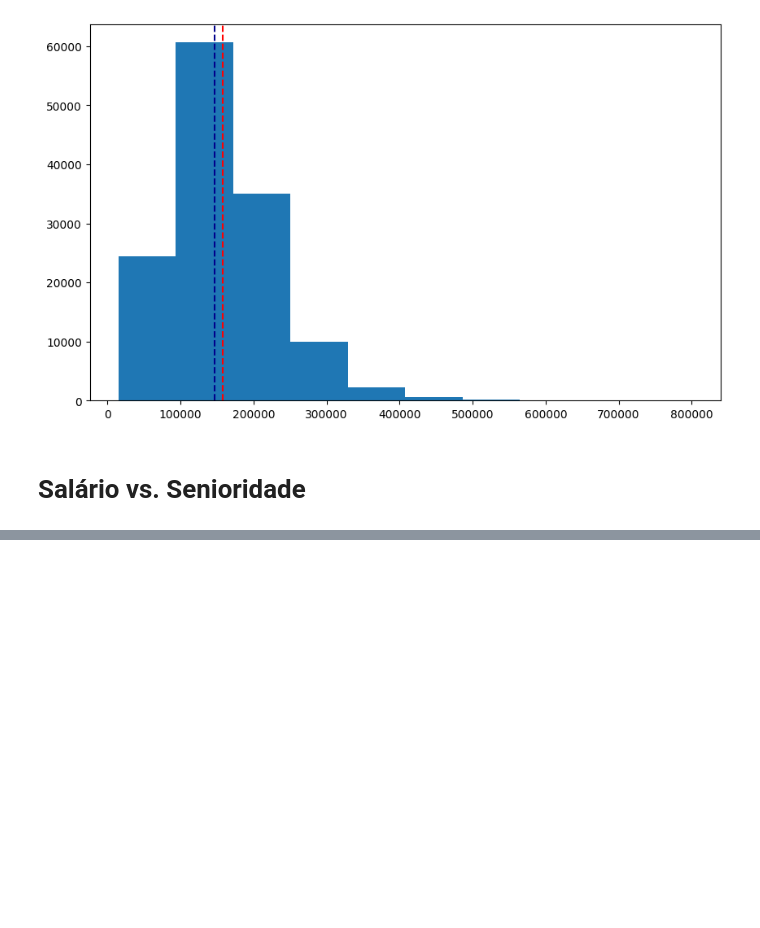
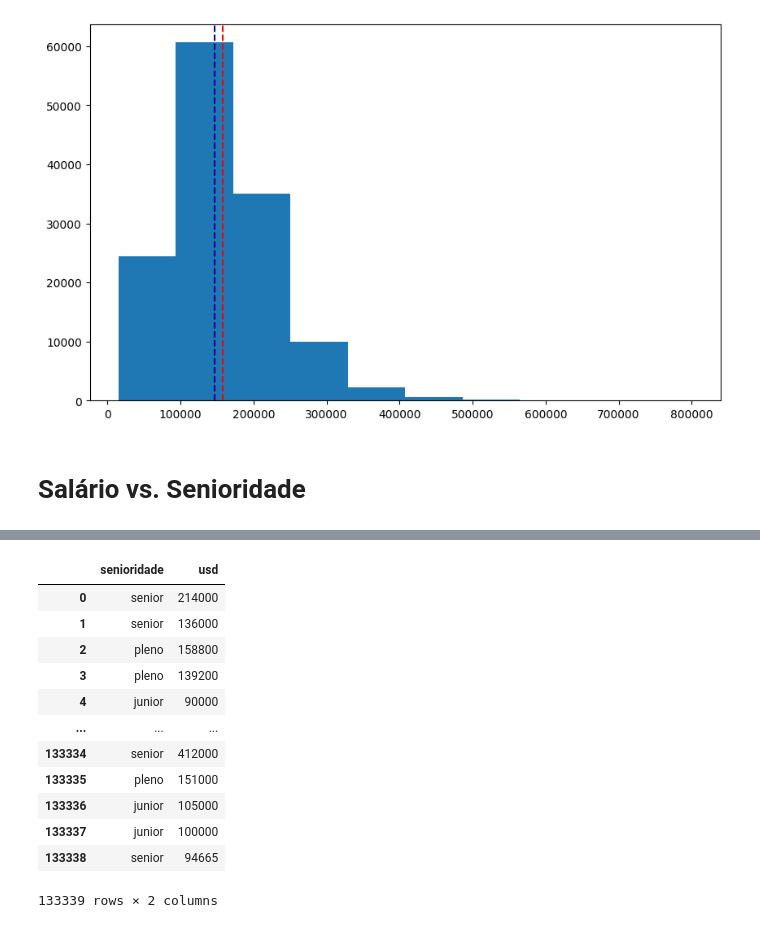
Before and after one commit to beatrizdfs/portfolio_projetos, a Jupyter notebook: Estatística_com_python.ipynb, the cells around one changed output, grey strips where cells are left out. Drawn from its saved outputs; the diff is of its cells as text; code cells hidden in the pictures; blank space fills up the shorter version.

```diff
--- a/Estatística_com_python.ipynb
+++ b/Estatística_com_python.ipynb
@@ -161,0 +172,17 @@ plt.show()
+# %%
+df_salario = df[["senioridade", "usd"]]
+df_salario
+# %% [output]
+|  | senioridade | usd |
+| 0 | senior | 214000 |
+| 1 | senior | 136000 |
+| 2 | pleno | 158800 |
+| 3 | pleno | 139200 |
+| 4 | junior | 90000 |
+| ... | ... | ... |
+| 133334 | senior | 412000 |
+| 133335 | pleno | 151000 |
+| 133336 | junior | 105000 |
+| 133337 | junior | 100000 |
+| 133338 | senior | 94665 |
+133339 rows × 2 columns
```
Also changed, not shown: parts of 2 cells of this notebook.
